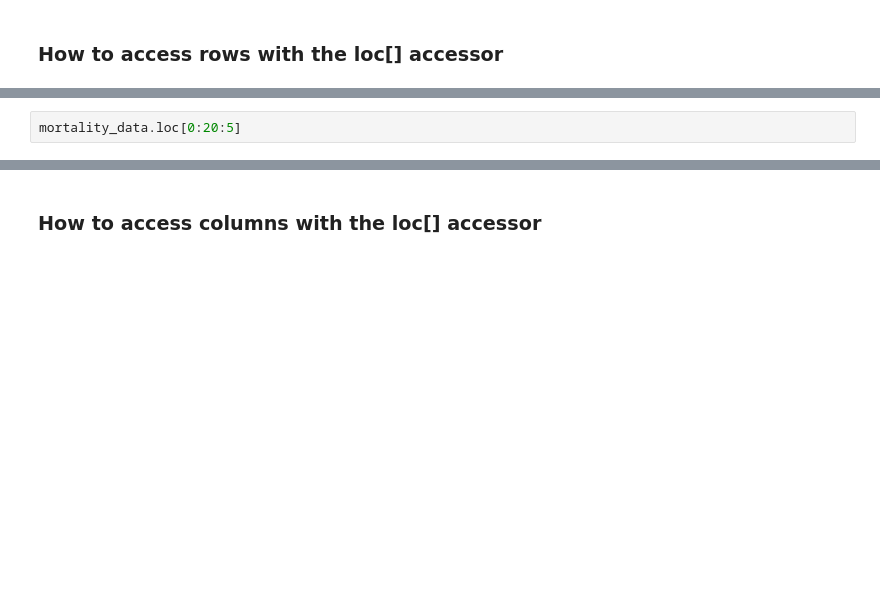
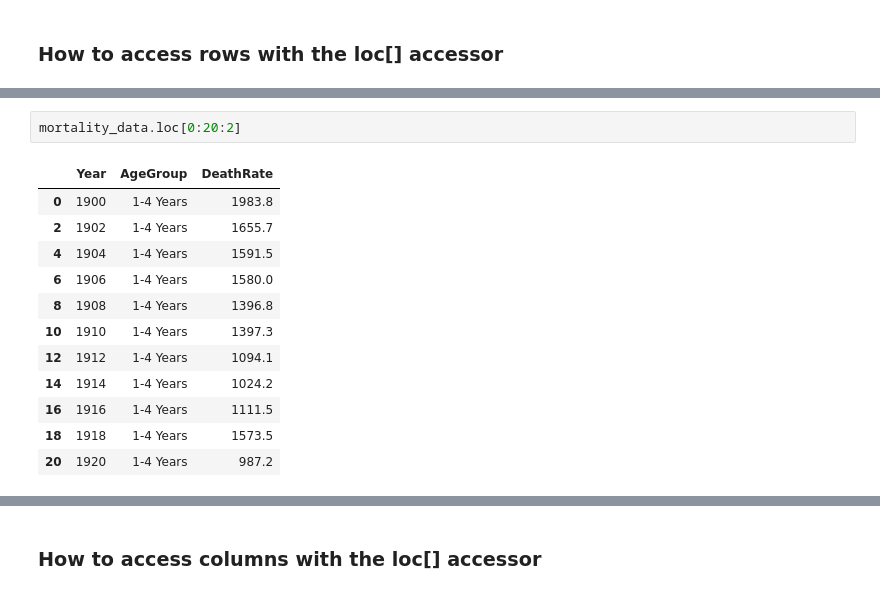
Before and after one commit to TJ-Mothokho/Murach-s-Python-for-Data-Analysis, a Jupyter notebook: Chapter 2/ex_2-1_mortality.ipynb, the cells around one changed output, grey strips where cells are left out. Drawn from its saved outputs; the diff is of its cells as text; blank space fills up the shorter version.

```diff
--- a/Chapter 2/ex_2-1_mortality.ipynb
+++ b/Chapter 2/ex_2-1_mortality.ipynb
@@ -278,4 +300,17 @@ mortality_data.loc[4:6]
 # %%
-mortality_data.loc[0:20:5]
+mortality_data.loc[0:20:2]
+# %% [output]
+|  | Year | AgeGroup | DeathRate |
+| 0 | 1900 | 1-4 Years | 1983.8 |
+| 2 | 1902 | 1-4 Years | 1655.7 |
+| 4 | 1904 | 1-4 Years | 1591.5 |
+| 6 | 1906 | 1-4 Years | 1580.0 |
+| 8 | 1908 | 1-4 Years | 1396.8 |
+| 10 | 1910 | 1-4 Years | 1397.3 |
+| 12 | 1912 | 1-4 Years | 1094.1 |
+| 14 | 1914 | 1-4 Years | 1024.2 |
+| 16 | 1916 | 1-4 Years | 1111.5 |
+| 18 | 1918 | 1-4 Years | 1573.5 |
+| 20 | 1920 | 1-4 Years | 987.2 |
 # %%
 mortality_data.loc[mortality_data.Year == 1917]
```
Also changed, not shown: parts of 41 cells of this notebook, 5 other files.
